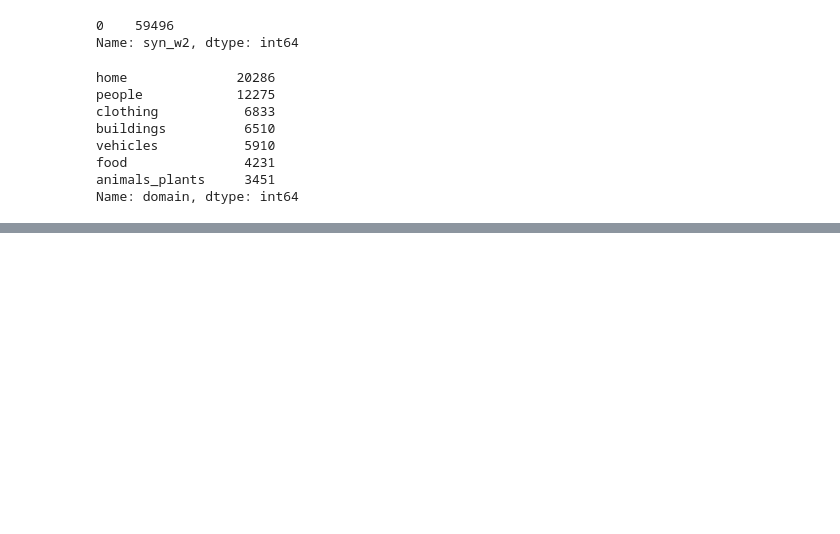
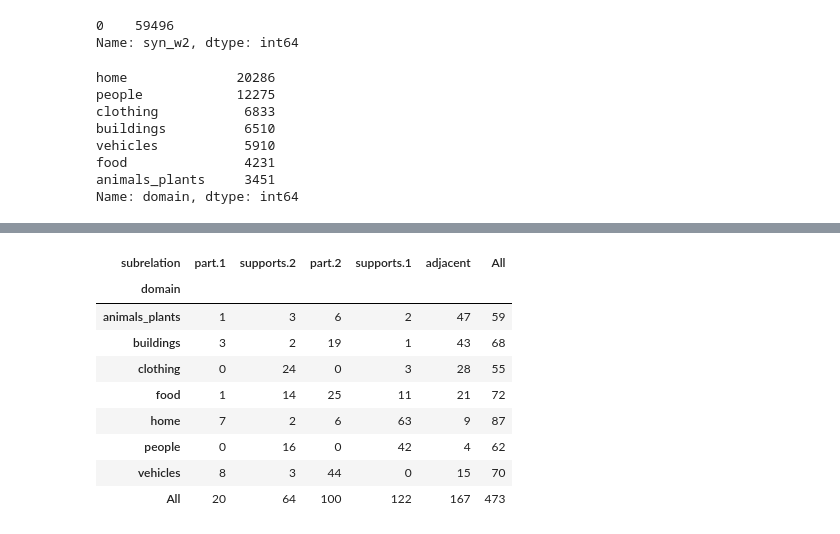
Before and after one commit to sinazarriess/many_names_collection, a Jupyter notebook: analysis/explore.ipynb, the cells around one changed output, grey strips where cells are left out. Drawn from its saved outputs; the diff is of its cells as text; code cells hidden in the pictures; blank space fills up the shorter version.

Commit message:
finalized annotation; intial analysis in the explore notebook

```diff
--- a/analysis/explore.ipynb
+++ b/analysis/explore.ipynb
@@ -118,0 +153,9 @@ Name: domain, dtype: int64
+# %%
+df=pd.read_csv('gemmas-annotation/annotated-crossclasssified-pairs-alldomains.csv',index_col=0)
+df.head()
+f_all=df[df.same_object=='f'].subrelation.value_counts()
+t_all=df[df.same_object=='t'].subrelation.value_counts()
+print("false, subrelations:")
+print(f_all)
+print("true, subrelations:")
+print(t_all)
@@ -118,0 +178,17 @@ Name: domain, dtype: int64
+# %%
+temp=df[df.subrelation!="other"]
+f=temp[temp.same_object=='f']
+t=temp[temp.same_object=='t']
+myt=pd.crosstab(f.domain,f.subrelation,margins=True)
+myt.iloc[:, np.argsort(myt.loc['All'])]
+# %% [output]
+| subrelation | part.1 | supports.2 | part.2 | supports.1 | adjacent | All |
+| domain |  |  |  |  |  |  |
+| animals_plants | 1 | 3 | 6 | 2 | 47 | 59 |
+| buildings | 3 | 2 | 19 | 1 | 43 | 68 |
+| clothing | 0 | 24 | 0 | 3 | 28 | 55 |
+| food | 1 | 14 | 25 | 11 | 21 | 72 |
+| home | 7 | 2 | 6 | 63 | 9 | 87 |
+| people | 0 | 16 | 0 | 42 | 4 | 62 |
+| vehicles | 8 | 3 | 44 | 0 | 15 | 70 |
+| All | 20 | 64 | 100 | 122 | 167 | 473 |
```
Also changed, not shown: parts of 5 cells of this notebook, 32 other files.
